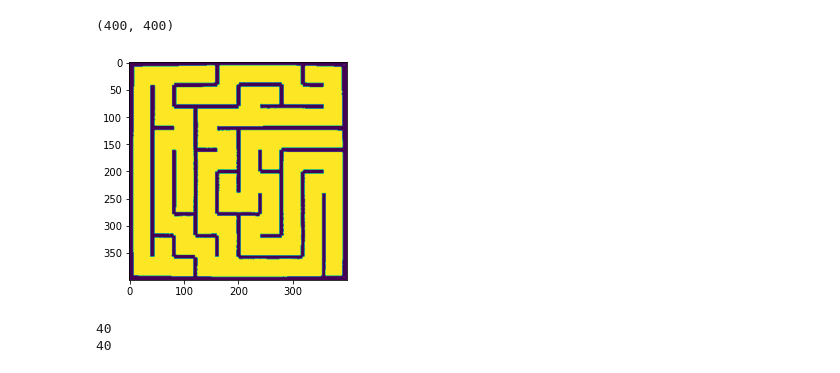
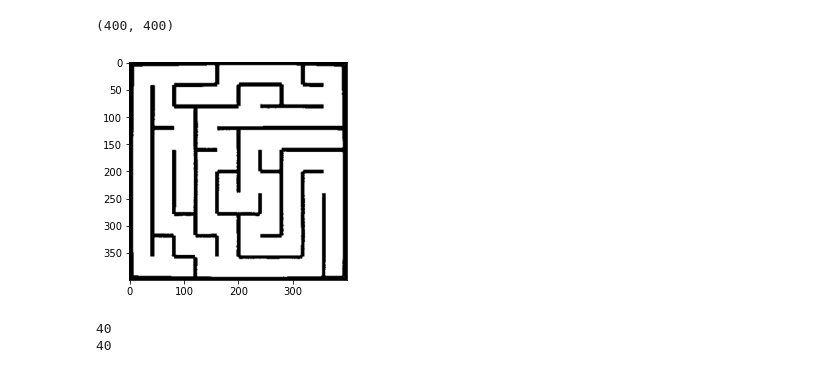
Before and after one commit to yashvarshney003/eyrc2020-2021, a Jupyter notebook: task_1b_detect_and_encode_maze/test_cases/Untitled.ipynb, the cells around one changed output. Cells and saved outputs as stored; diff of their text form; code cells hidden in the pictures.

```diff
--- a/task_1b_detect_and_encode_maze/test_cases/Untitled.ipynb
+++ b/task_1b_detect_and_encode_maze/test_cases/Untitled.ipynb
@@ -244,15 +244,15 @@ resized_image.shape
 (417, 420)
 (400, 400)
 # %%
-plt.imshow(resized_image)
+plt.imshow(resized_image,cmap= "gray")
 cv.imwrite("borderjupyert.jpg",resized_image)
 plt.show()
 jincrement = resized_image.shape[0]//10
 iincrement = resized_image.shape[1]//10
 print(jincrement)
 print(iincrement)
 # %% [output]
-[figure, old version]
+[figure, new version]
 40
 40
 # %%
```
Also changed, not shown: parts of 3 cells of this notebook, 15 other files.
